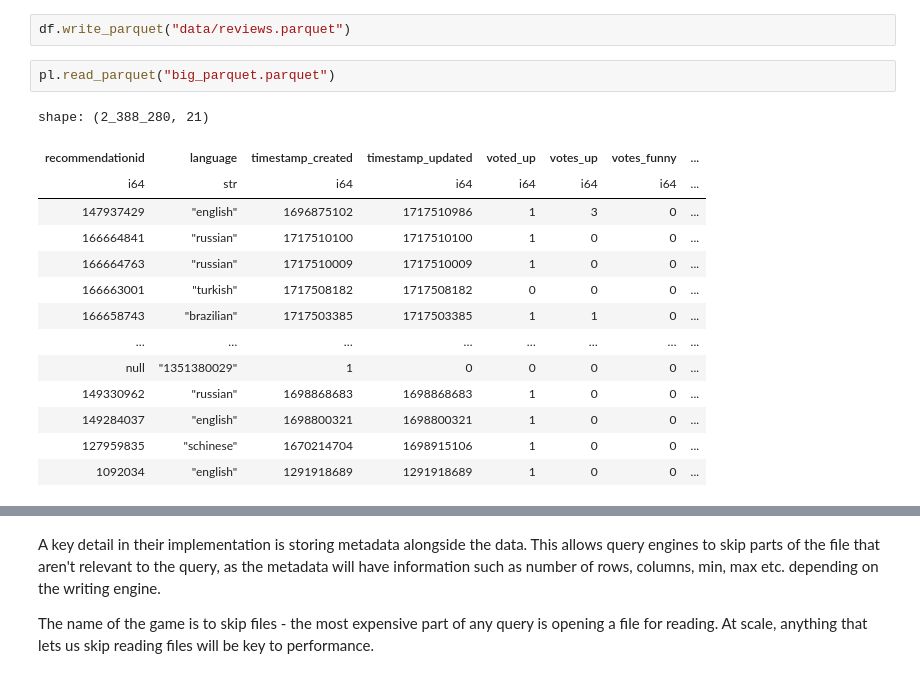
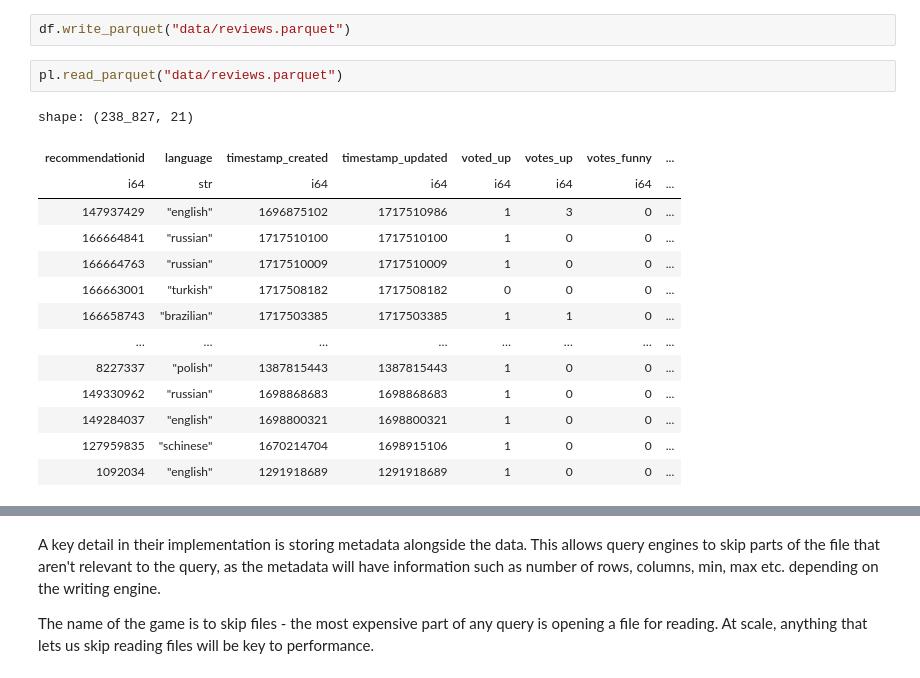
Before and after one commit to andersbogsnes/pydata_iceberg_demo, a Jupyter notebook: notebooks/01. Datalakes.ipynb, the cells around one changed output, grey strips where cells are left out. Cells and saved outputs as stored; diff of their text form.

```diff
--- a/notebooks/01. Datalakes.ipynb
+++ b/notebooks/01. Datalakes.ipynb
@@ -234,18 +269,18 @@ While Parquet and ORC are generally considered column-oriented dataformat, this
 # %%
 df.write_parquet("data/reviews.parquet")
 # %%
-pl.read_parquet("big_parquet.parquet")
+pl.read_parquet("data/reviews.parquet")
 # %% [output]
-shape: (2_388_280, 21)
+shape: (238_827, 21)
 | recommendationid | language | timestamp_created | timestamp_updated | voted_up | votes_up | votes_funny | ... |
 | i64 | str | i64 | i64 | i64 | i64 | i64 | ... |
 | 147937429 | "english" | 1696875102 | 1717510986 | 1 | 3 | 0 | ... |
 | 166664841 | "russian" | 1717510100 | 1717510100 | 1 | 0 | 0 | ... |
 | 166664763 | "russian" | 1717510009 | 1717510009 | 1 | 0 | 0 | ... |
 | 166663001 | "turkish" | 1717508182 | 1717508182 | 0 | 0 | 0 | ... |
 | 166658743 | "brazilian" | 1717503385 | 1717503385 | 1 | 1 | 0 | ... |
 | … | … | … | … | … | … | … | ... |
-| null | "1351380029" | 1 | 0 | 0 | 0 | 0 | ... |
+| 8227337 | "polish" | 1387815443 | 1387815443 | 1 | 0 | 0 | ... |
 | 149330962 | "russian" | 1698868683 | 1698868683 | 1 | 0 | 0 | ... |
 | 149284037 | "english" | 1698800321 | 1698800321 | 1 | 0 | 0 | ... |
 | 127959835 | "schinese" | 1670214704 | 1698915106 | 1 | 0 | 0 | ... |
```
Also changed, not shown: parts of 7 cells of this notebook, 7 other files.
